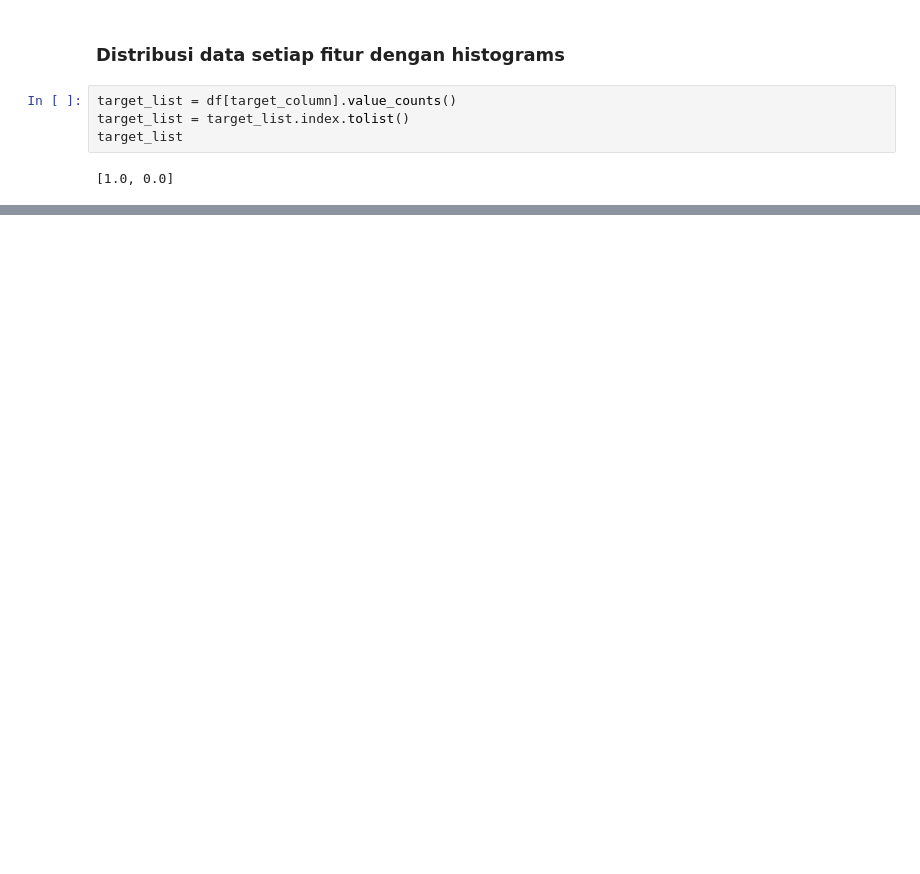
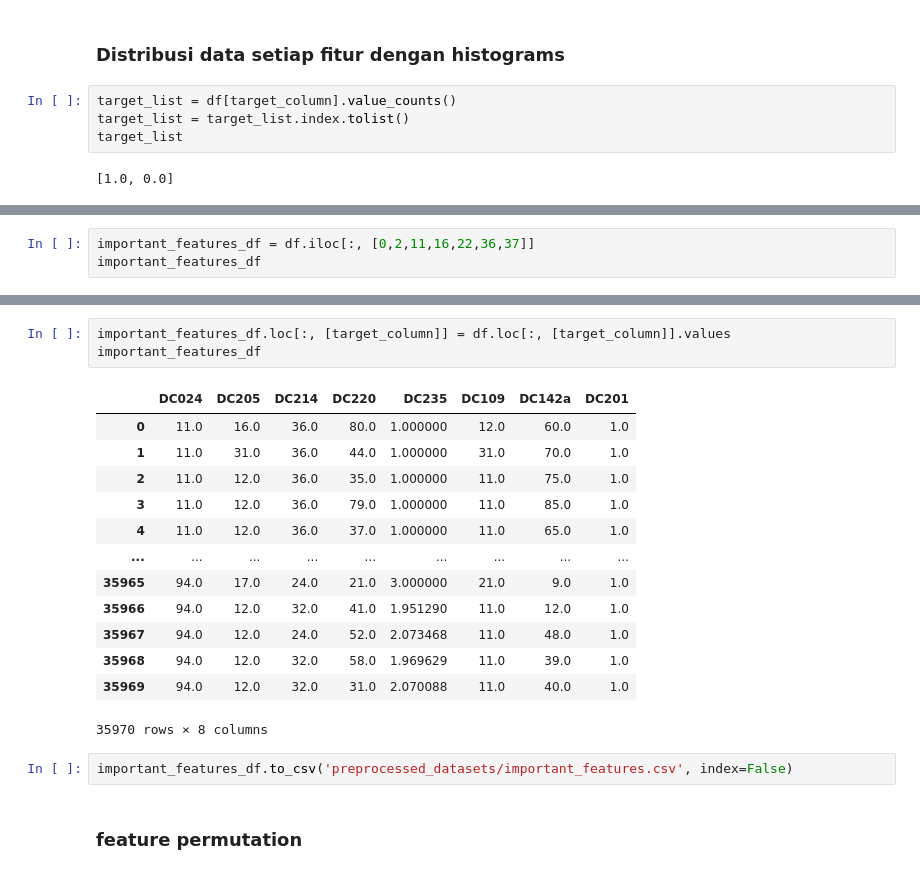
Before and after one commit to caesariodito/comp-gammafest, a Jupyter notebook: comp/eda.ipynb, the cells around one changed output, grey strips where cells are left out. Cells and saved outputs as stored; diff of their text form; blank space fills up the shorter version.

```diff
--- a/comp/eda.ipynb
+++ b/comp/eda.ipynb
@@ -193,0 +258,3 @@ ax = sns.heatmap(corr_matrix,
+# %%
+important_features_df = df.iloc[:, [0,2,11,16,22,36,37]]
+important_features_df
@@ -193,0 +275,21 @@ ax = sns.heatmap(corr_matrix,
+# %%
+important_features_df.loc[:, [target_column]] = df.loc[:, [target_column]].values
+important_features_df
+# %% [output]
+|  | DC024 | DC205 | DC214 | DC220 | DC235 | DC109 | DC142a | DC201 |
+| 0 | 11.0 | 16.0 | 36.0 | 80.0 | 1.000000 | 12.0 | 60.0 | 1.0 |
+| 1 | 11.0 | 31.0 | 36.0 | 44.0 | 1.000000 | 31.0 | 70.0 | 1.0 |
+| 2 | 11.0 | 12.0 | 36.0 | 35.0 | 1.000000 | 11.0 | 75.0 | 1.0 |
+| 3 | 11.0 | 12.0 | 36.0 | 79.0 | 1.000000 | 11.0 | 85.0 | 1.0 |
+| 4 | 11.0 | 12.0 | 36.0 | 37.0 | 1.000000 | 11.0 | 65.0 | 1.0 |
+| ... | ... | ... | ... | ... | ... | ... | ... | ... |
+| 35965 | 94.0 | 17.0 | 24.0 | 21.0 | 3.000000 | 21.0 | 9.0 | 1.0 |
+| 35966 | 94.0 | 12.0 | 32.0 | 41.0 | 1.951290 | 11.0 | 12.0 | 1.0 |
+| 35967 | 94.0 | 12.0 | 24.0 | 52.0 | 2.073468 | 11.0 | 48.0 | 1.0 |
+| 35968 | 94.0 | 12.0 | 32.0 | 58.0 | 1.969629 | 11.0 | 39.0 | 1.0 |
+| 35969 | 94.0 | 12.0 | 32.0 | 31.0 | 2.070088 | 11.0 | 40.0 | 1.0 |
+35970 rows × 8 columns
+# %%
+important_features_df.to_csv('preprocessed_datasets/important_features.csv', index=False)
+# %% [markdown]
+### feature permutation
```
Also changed, not shown: parts of 26 cells of this notebook, 4 other files.
